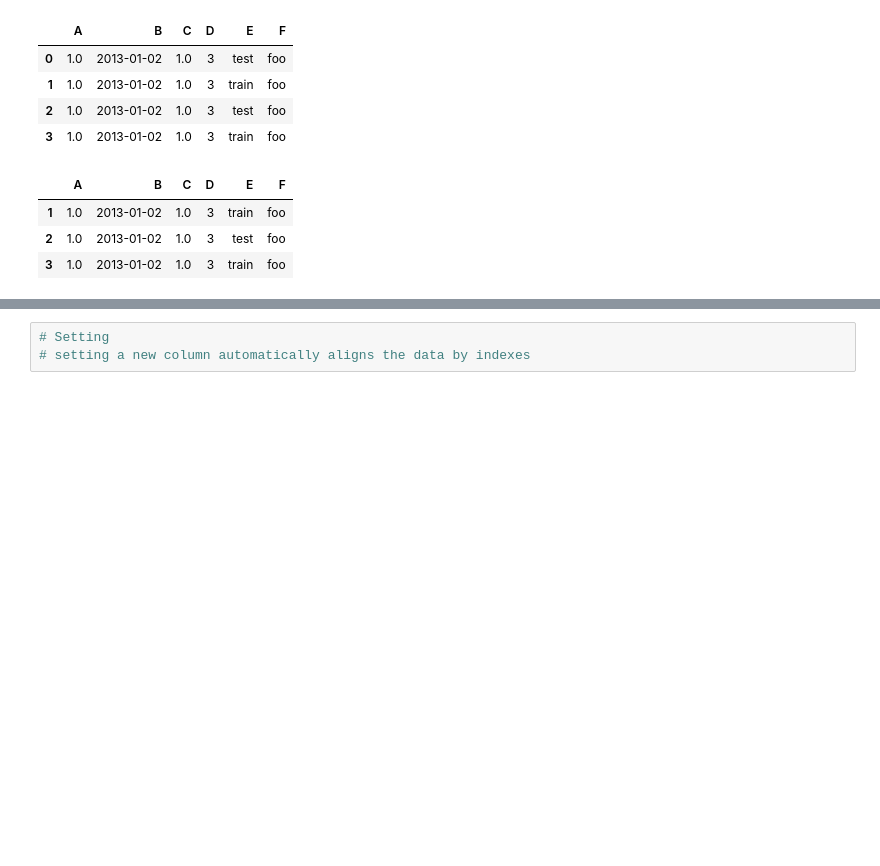
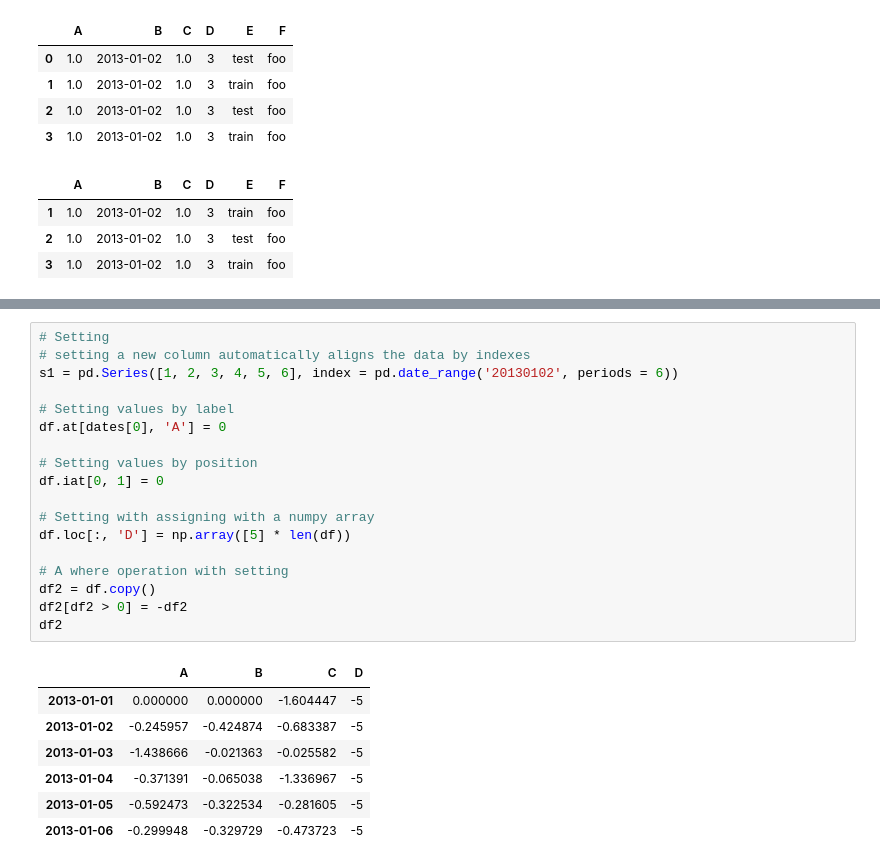
Before and after one commit to bhajar/Python_Learning_code, a Jupyter notebook: Packages/10 minutes to Pandas.ipynb, the cells around one changed output, grey strips where cells are left out. Saved outputs shown, nothing was run; the diff lists cells and outputs as text; blank space fills up the shorter version.

```diff
--- a/Packages/10 minutes to Pandas.ipynb
+++ b/Packages/10 minutes to Pandas.ipynb
@@ -204,3 +277,26 @@ df2[df2['E'].isin(['two', 'four'])]
-# %%
-# Setting
-# setting a new column automatically aligns the data by indexes
+# %%
+# Setting
+# setting a new column automatically aligns the data by indexes
+s1 = pd.Series([1, 2, 3, 4, 5, 6], index = pd.date_range('20130102', periods = 6))
+
+# Setting values by label
+df.at[dates[0], 'A'] = 0
+
+# Setting values by position
+df.iat[0, 1] = 0
+
+# Setting with assigning with a numpy array
+df.loc[:, 'D'] = np.array([5] * len(df))
+
+# A where operation with setting
+df2 = df.copy()
+df2[df2 > 0] = -df2
+df2
+# %% [output]
+|  | A | B | C | D |
+| 2013-01-01 | 0.000000 | 0.000000 | -1.604447 | -5 |
+| 2013-01-02 | -0.245957 | -0.424874 | -0.683387 | -5 |
+| 2013-01-03 | -1.438666 | -0.021363 | -0.025582 | -5 |
+| 2013-01-04 | -0.371391 | -0.065038 | -1.336967 | -5 |
+| 2013-01-05 | -0.592473 | -0.322534 | -0.281605 | -5 |
+| 2013-01-06 | -0.299948 | -0.329729 | -0.473723 | -5 |
```
Also changed, not shown: parts of 10 cells of this notebook.
